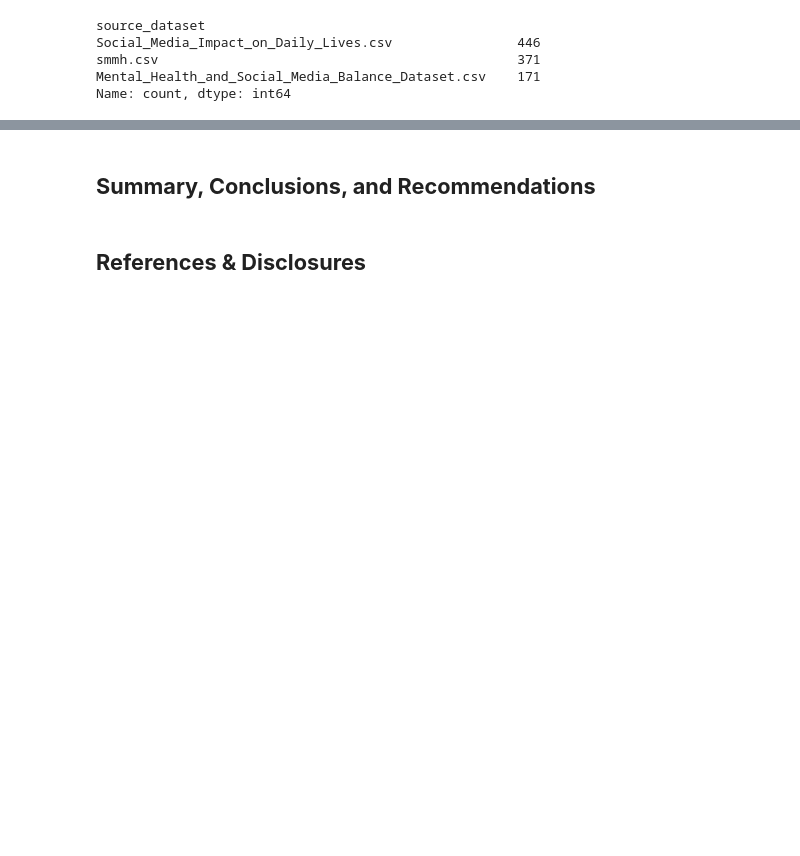
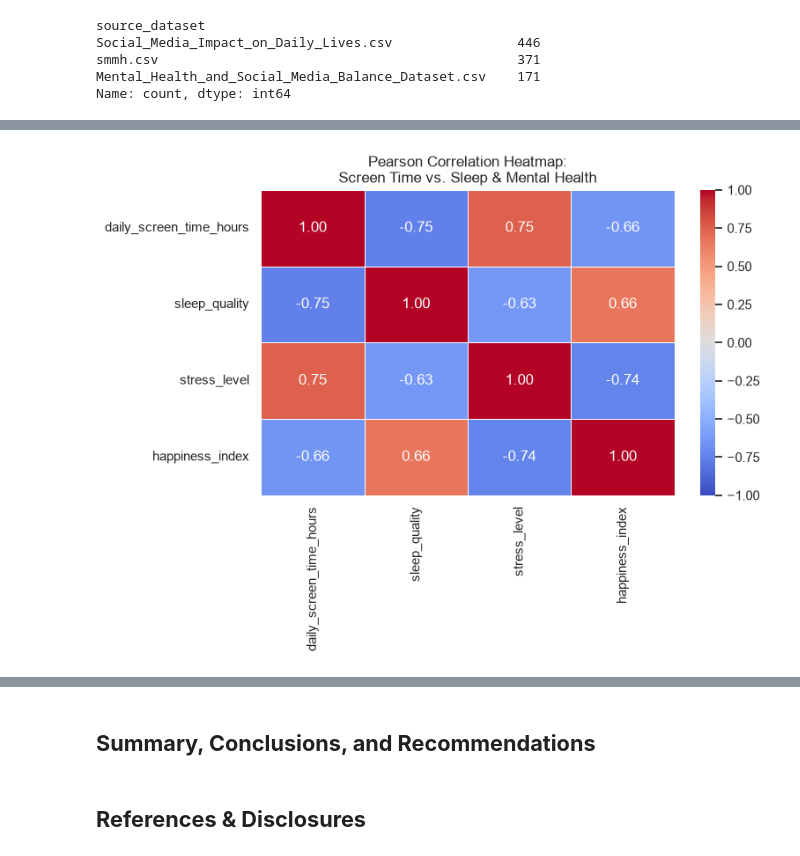
Before and after one commit to klyckman/CSMODEL, a Jupyter notebook: notebooks/Kodiak_Knowers_Notebook.ipynb, the cells around one changed output, grey strips where cells are left out. Drawn from its saved outputs; the diff is of its cells as text; code cells hidden in the pictures; blank space fills up the shorter version.

```diff
--- a/notebooks/Kodiak_Knowers_Notebook.ipynb
+++ b/notebooks/Kodiak_Knowers_Notebook.ipynb
@@ -366,0 +440,17 @@ Name: count, dtype: int64
+# %%
+plt.figure(figsize=(8, 6))
+
+# Select the appropriate columns for correlation analysis
+cols_to_correlate = ['daily_screen_time_hours', 'sleep_quality', 'stress_level', 'happiness_index']
+
+# Calculate the Pearson correlation
+corr_matrix = df2_clean[cols_to_correlate].corr(method='pearson')
+
+# Plot the heatmap
+sns.heatmap(corr_matrix, annot=True, cmap="coolwarm", fmt=".2f", linewidths=0.5, vmin=-1, vmax=1)
+
+plt.title("Pearson Correlation Heatmap:\nScreen Time vs. Sleep & Mental Health")
+plt.tight_layout()
+plt.show()
+# %% [output]
+[figure, added]
```
Also changed, not shown: parts of 10 cells of this notebook.
